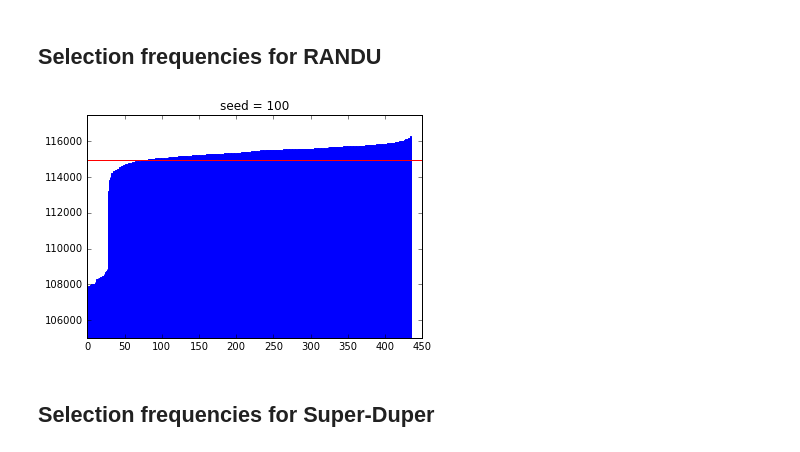
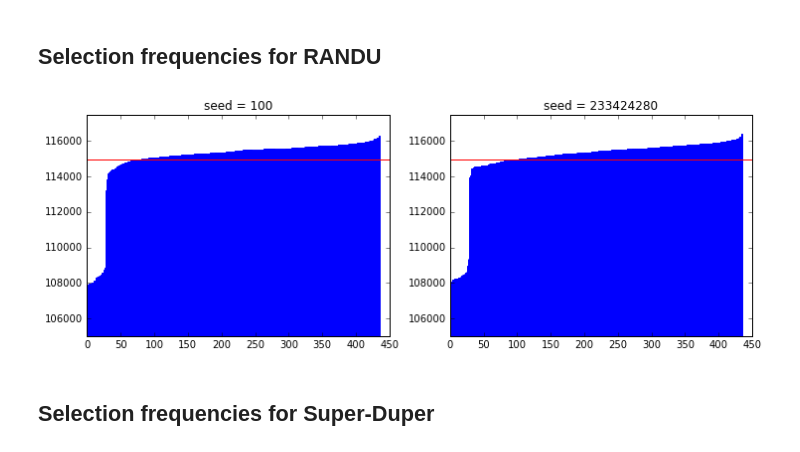
Before and after one commit to kellieotto/prngs-and-permutations, a Jupyter notebook: Code/statBiasSimulations/results/pythonResults.ipynb, the cells around one changed output. Saved outputs shown, nothing was run; the diff lists cells and outputs as text; code cells hidden in the pictures.

Commit message:
Add sims for RANDU with an actual random seed

```diff
--- a/Code/statBiasSimulations/results/pythonResults.ipynb
+++ b/Code/statBiasSimulations/results/pythonResults.ipynb
@@ -57,21 +59,23 @@ US[cols].sort_values(['Range P-value', 'P-value'])
 ## Selection frequencies for RANDU
 # %%
 randu_us = pd.read_csv('../rawdata/US_RANDU.csv', header=None)
-fig, axes = plt.subplots(figsize=(6, 4))
+fig, axes = plt.subplots(nrows=1, ncols=2, figsize=(12, 4))
 i = 0
 
 for ss in randu_us[4].unique():
+    axis = axes[i]
     tmp = randu_us[randu_us[4] == ss]
     xax = np.arange(len(tmp.index))
     yax = np.sort(tmp[1])
 
-    plt.bar(xax, yax, facecolor="b", edgecolor="b")
-    axes.set_title('seed = '+ str(ss))
-    axes.set_ylim(105000, 117500)
-    axes.axhline(y=5*10**7/435, xmin=0, xmax=450, color = "red")
+    axis.bar(xax, yax, facecolor="b", edgecolor="b")
+    axis.set_title('seed = '+ str(ss))
+    axis.set_ylim(105000, 117500)
+    axis.axhline(y=5*10**7/435, xmin=0, xmax=450, color = "red")
+    i += 1
 plt.show()
 # %% [output]
-[figure, old version]
+[figure, new version]
 # %% [markdown]
 ## Selection frequencies for Super-Duper
 # %%
```
Also changed, not shown: parts of 4 cells of this notebook, 6 other files.
